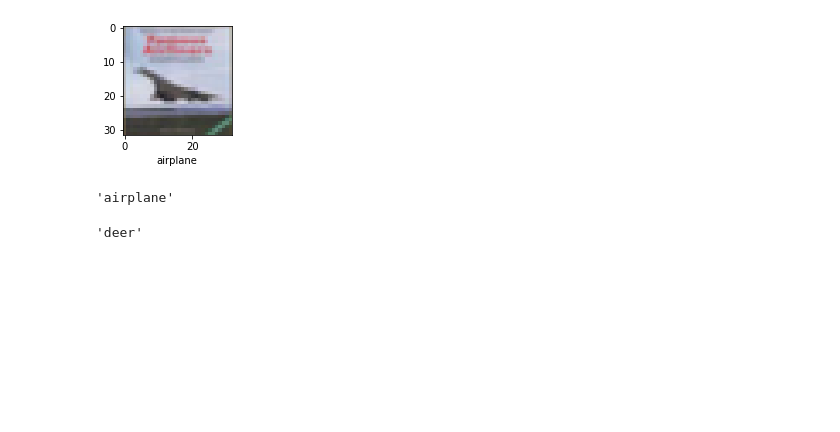
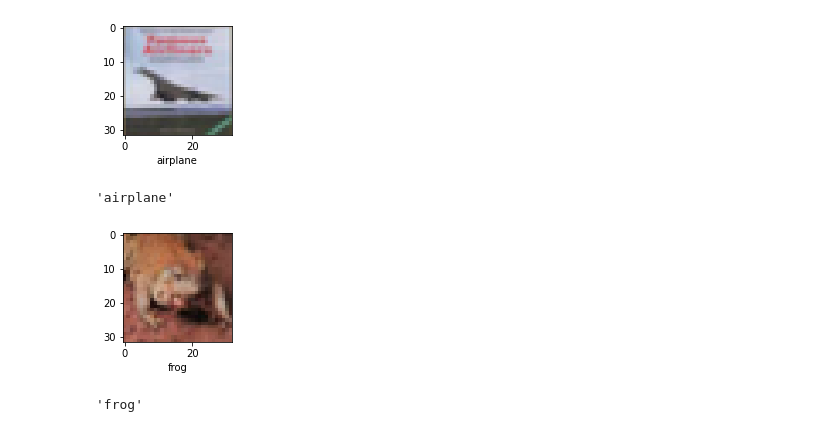
Before and after one commit to LakshaySharma-2003/PROJECTS, a Jupyter notebook: Image_classification_usingCNN.ipynb, the cells around one changed output. Saved outputs shown, nothing was run; the diff lists cells and outputs as text; code cells hidden in the pictures; blank space fills up the shorter version.

```diff
--- a/Image_classification_usingCNN.ipynb
+++ b/Image_classification_usingCNN.ipynb
@@ -207,7 +210,11 @@ plot_sample(X_test, y_test,3)
 classes[y_classes[3]]
 # %% [output]
 'airplane'
+# %%
+plot_sample(X_test, y_test,5)
+# %% [output]
+[figure, added]
 # %%
-classes[y_classes[4]]
+classes[y_classes[5]]
 # %% [output]
-'deer'
+'frog'
```
Also changed, not shown: parts of 7 cells of this notebook.
